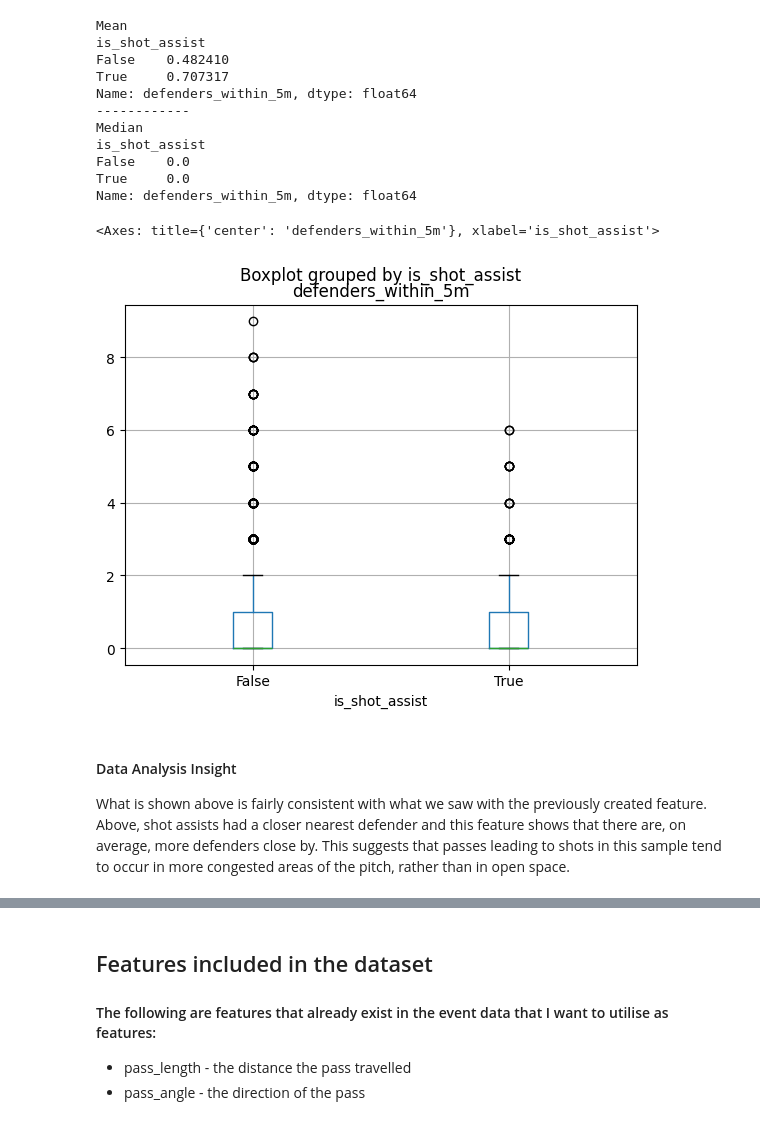
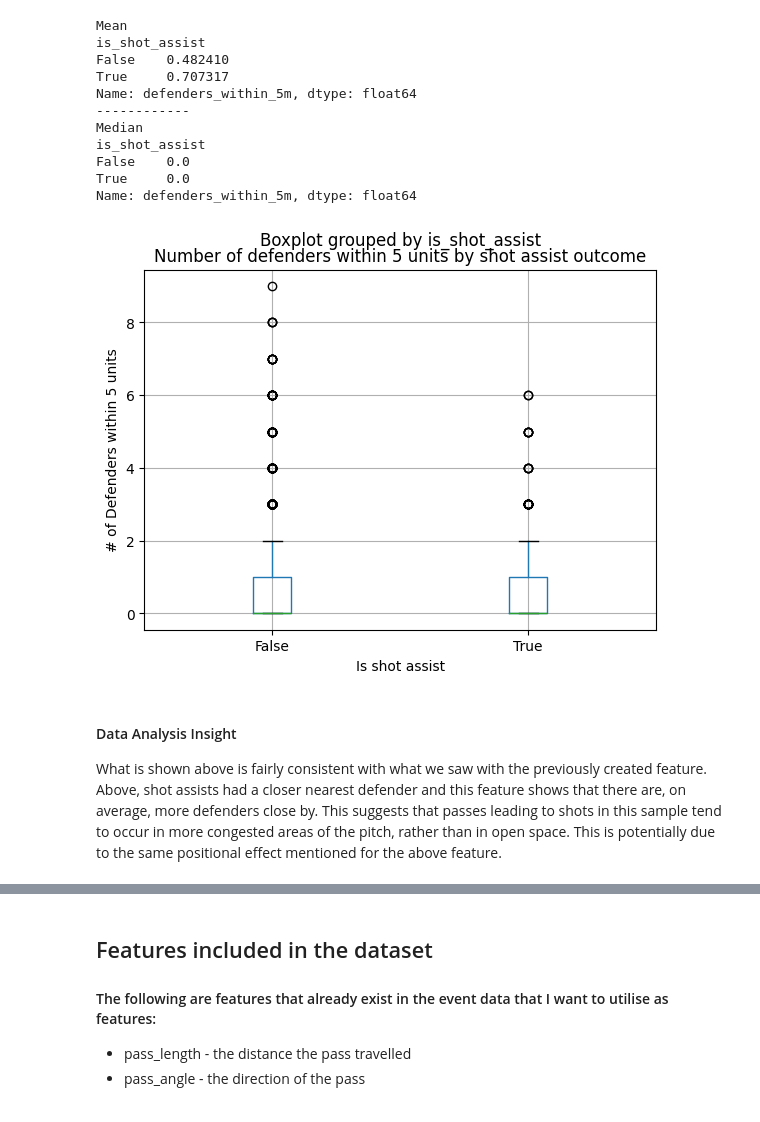
Before and after one commit to samforrest14/dcfc-data-scientist-task, a Jupyter notebook: project_outputs/dcfc_data_science_task.ipynb, the cells around one changed output, grey strips where cells are left out. Drawn from its saved outputs; the diff is of its cells as text; code cells hidden in the pictures.

```diff
--- a/project_outputs/dcfc_data_science_task.ipynb
+++ b/project_outputs/dcfc_data_science_task.ipynb
@@ -574,9 +573,12 @@ True     0.0
 Name: defenders_within_5m, dtype: float64
 # %%
 passes_with_360.boxplot(column='defenders_within_5m', by='is_shot_assist')
+plt.title('Number of defenders within 5 units by shot assist outcome')
+plt.xlabel('Is shot assist')
+plt.ylabel('# of Defenders within 5 units')
+plt.show()
 # %% [output]
-<Axes: title={'center': 'defenders_within_5m'}, xlabel='is_shot_assist'>
-[figure, old version]
+[figure, new version]
 # %% [markdown]
 #### Data Analysis Insight
-What is shown above is fairly consistent with what we saw with the previously created feature. Above, shot assists had a closer nearest defender and this feature shows that there are, on average, more defenders close by. This suggests that passes leading to shots in this sample tend to occur in more congested areas of the pitch, rather than in open space.
+What is shown above is fairly consistent with what we saw with the previously created feature. Above, shot assists had a closer nearest defender and this feature shows that there are, on average, more defenders close by. This suggests that passes leading to shots in this sample tend to occur in more congested areas of the pitch, rather than in open space. This is potentially due to the same positional effect mentioned for the above feature.
```
Also changed, not shown: parts of 30 cells of this notebook, 3 other files.
